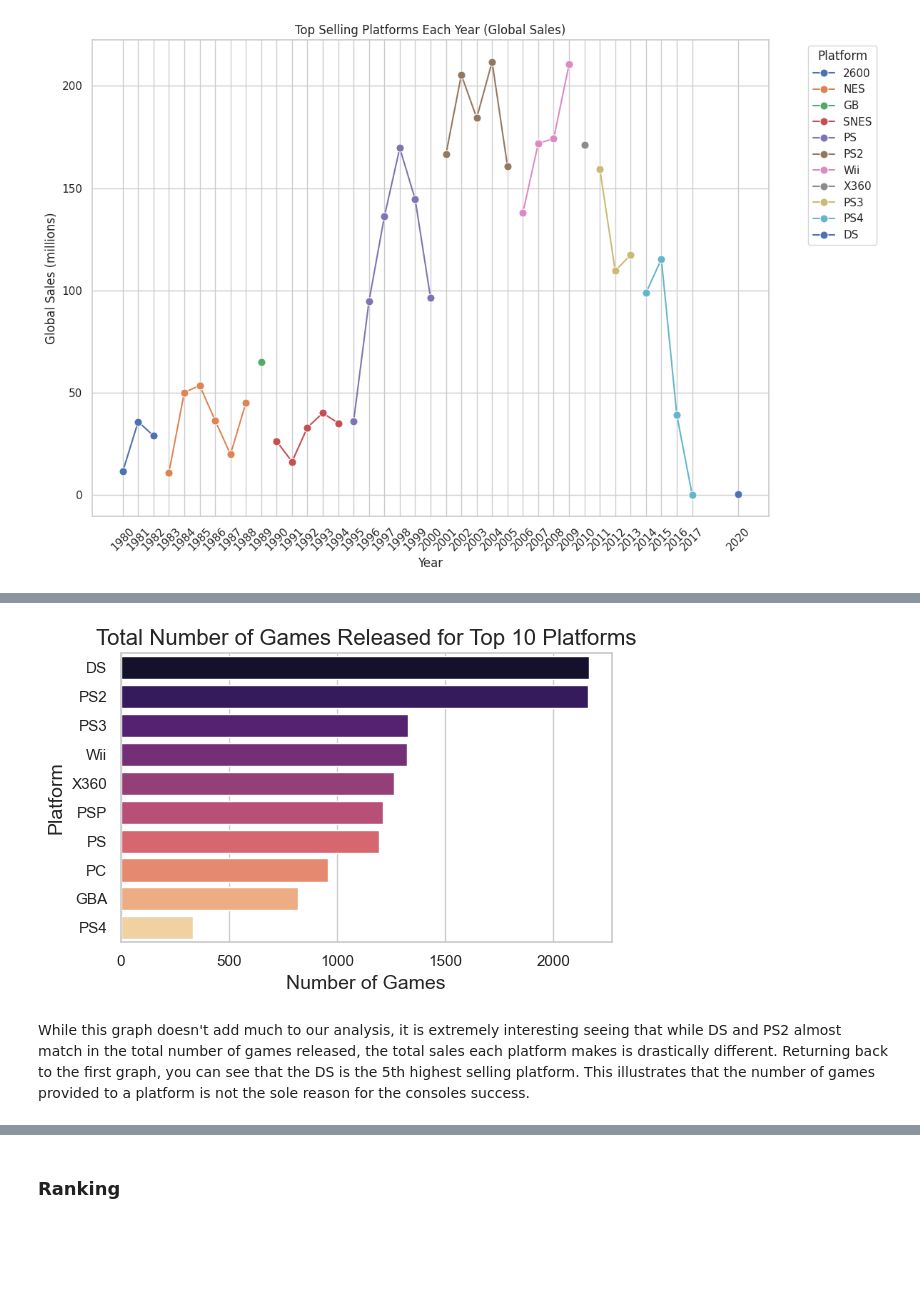
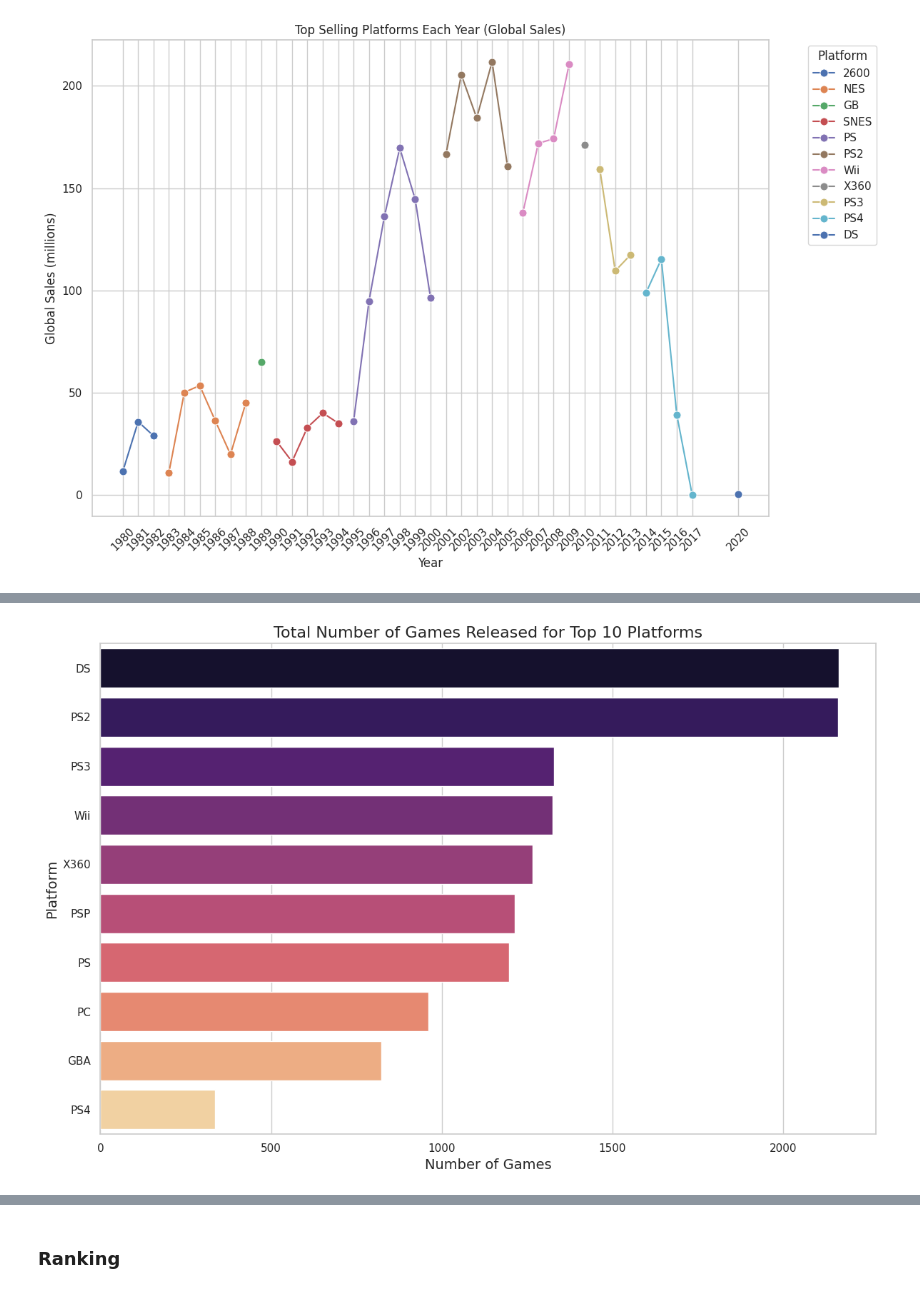
Before and after one commit to Shadowkj1/Analyzing_And_Predicting_Old_VideoGames, a Jupyter notebook: we_begin.ipynb, the cells around one changed output, grey strips where cells are left out. Drawn from its saved outputs; the diff is of its cells as text; code cells hidden in the pictures; blank space fills up the shorter version.

```diff
--- a/we_begin.ipynb
+++ b/we_begin.ipynb
@@ -394,23 +418,21 @@ This graph goes on to illustrate how when looking at specific regions, platforms
 # %%
 # Plotting the total number of games released for Top 10 platforms
 platform_sales = vgsales.groupby('Platform').agg({'Global_Sales': 'sum'}).reset_index()
 top_10_platforms = platform_sales.nlargest(10, 'Global_Sales')['Platform']
 top_10_vgsales = vgsales[vgsales['Platform'].isin(top_10_platforms)]
 platform_game_counts = top_10_vgsales['Platform'].value_counts().reset_index()
 platform_game_counts.columns = ['Platform', 'Game Count']
 
 ax = sns.set_theme(style="whitegrid")
 
-plt.figure(figsize=(6, 4))
+plt.figure(figsize=(12, 8))
 sns.barplot(data=platform_game_counts, x='Game Count', y='Platform', palette='magma', hue='Platform', legend=False)
 
 plt.title('Total Number of Games Released for Top 10 Platforms', fontsize=16,)
 plt.xlabel('Number of Games', fontsize=14)
 plt.ylabel('Platform', fontsize=14)
 plt.tight_layout()
 
 plt.show()
 # %% [output]
-[figure, old version]
+[figure, new version]
-# %% [markdown]
-While this graph doesn't add much to our analysis, it is extremely interesting seeing that while DS and PS2 almost match in the total number of games released, the total sales each platform makes is drastically different. Returning back to the first graph, you can see that the DS is the 5th highest selling platform. This illustrates that the number of games provided to a platform is not the sole reason for the consoles success.
```
Also changed, not shown: parts of 32 cells of this notebook.
